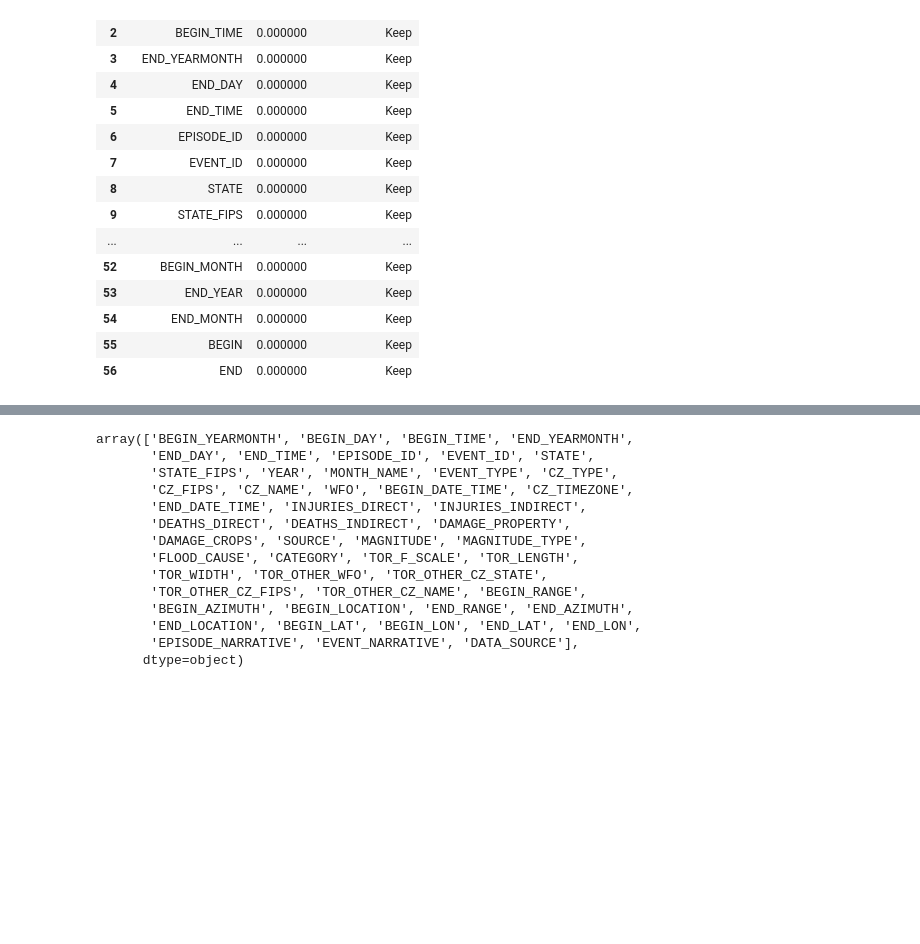
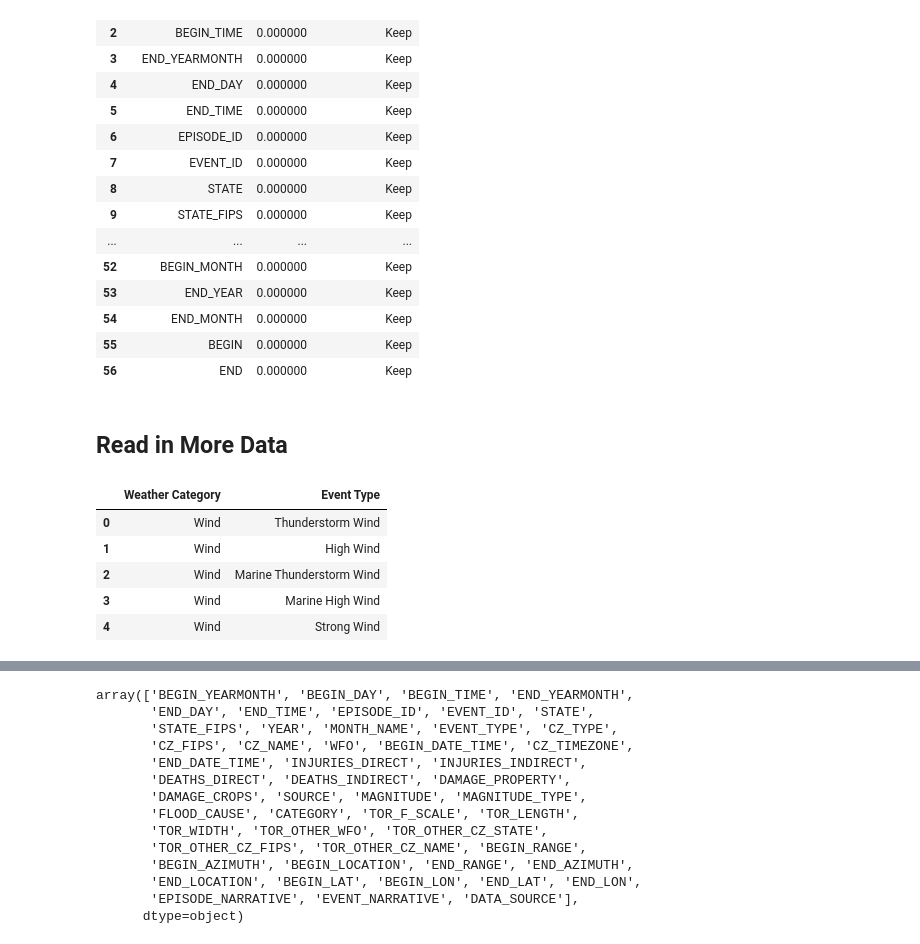
Before and after one commit to freeburgernator/storm_analytics, a Jupyter notebook: Storm_Notebook_Ethan_Dataset_Builder.ipynb, the cells around one changed output, grey strips where cells are left out. Cells and saved outputs as stored; diff of their text form; code cells hidden in the pictures; blank space fills up the shorter version.

```diff
--- a/Storm_Notebook_Ethan_Dataset_Builder.ipynb
+++ b/Storm_Notebook_Ethan_Dataset_Builder.ipynb
@@ -194,3 +195,15 @@ data['DAMAGE_CROPS'] = data['DAMAGE_CROPS'].apply(convertToFloat)
 #note this removes 250501 rows, reducing our dataset by 37%
 data = data[pd.notnull(data['BEGIN_LOCATION'])]
 data = data[pd.notnull(data['END_LOCATION'])]
+# %% [markdown]
+## Read in More Data
+# %%
+cat_map = pd.read_csv('data_other/analyst_defined_weather_category_map.csv')
+cat_map.head()
+# %% [output]
+|  | Weather Category | Event Type |
+| 0 | Wind | Thunderstorm Wind |
+| 1 | Wind | High Wind |
+| 2 | Wind | Marine Thunderstorm Wind |
+| 3 | Wind | Marine High Wind |
+| 4 | Wind | Strong Wind |
```
Also changed, not shown: parts of 3 cells of this notebook, 1 other file.
